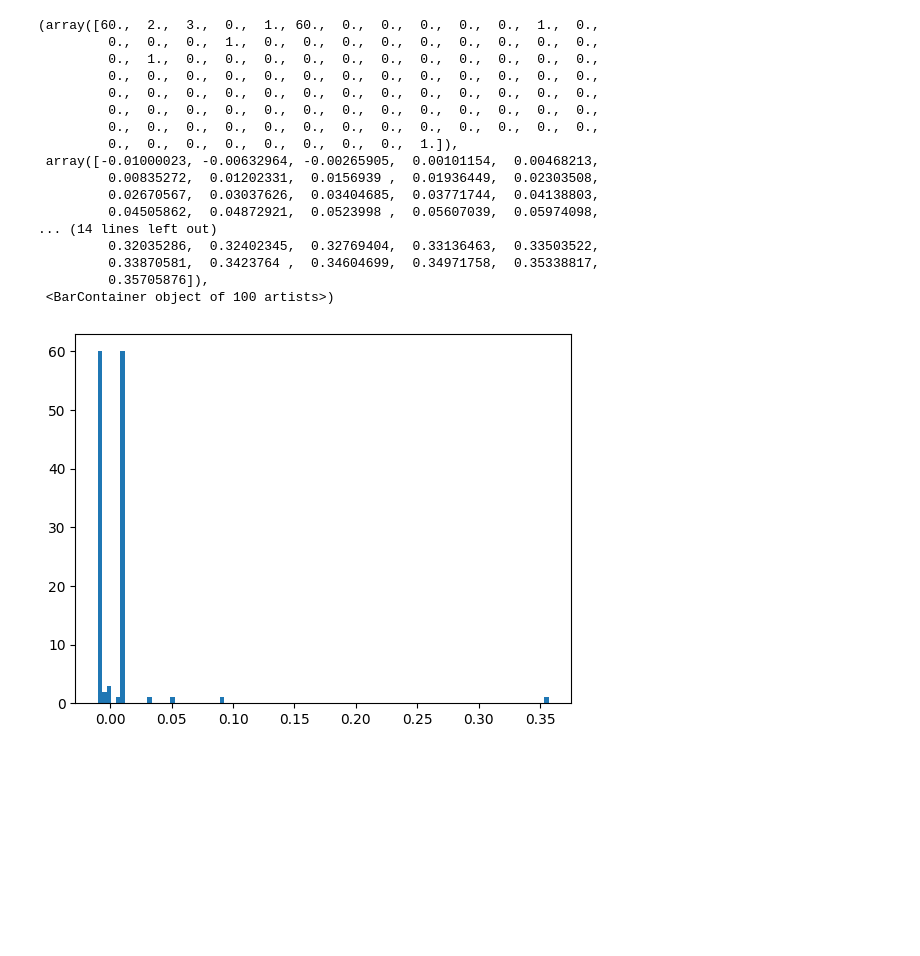
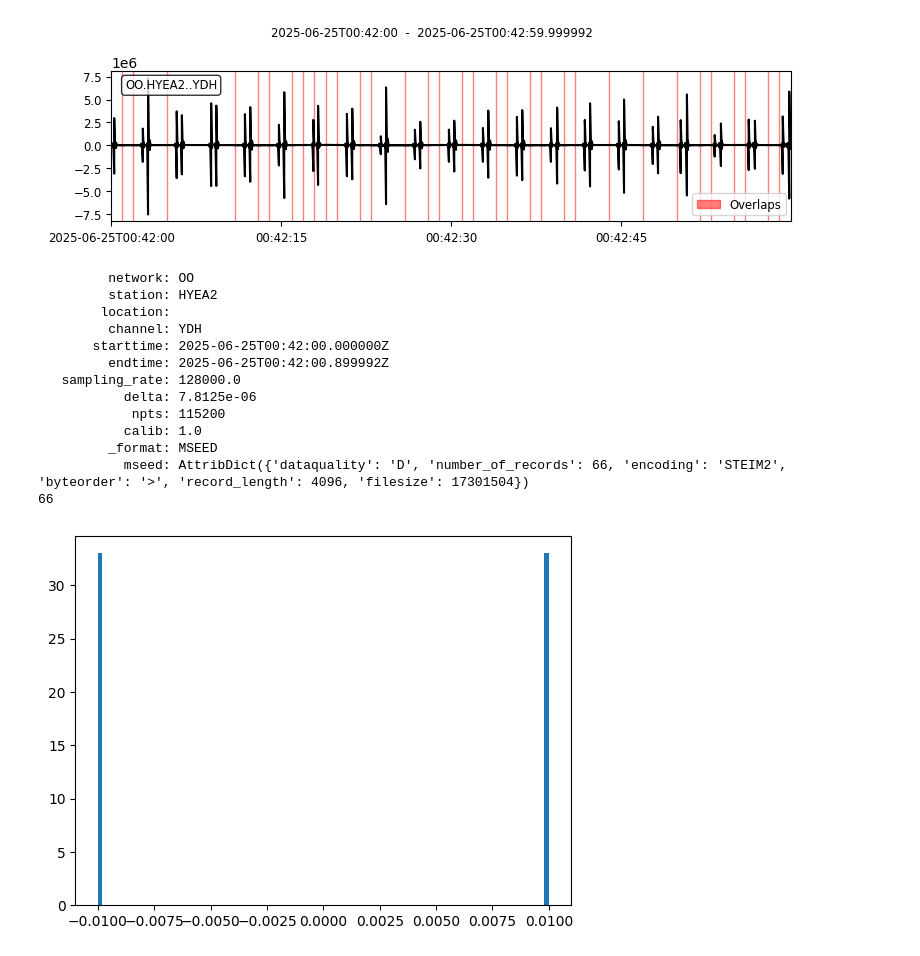
Before and after one commit to ooi-data/ooi-hyd-tools, a Jupyter notebook: notebooks/07_256khz_testing_analysis.ipynb, the cells around one changed output. Saved outputs shown, nothing was run; the diff lists cells and outputs as text; code cells hidden in the pictures; blank space fills up the shorter version.

```diff
--- a/notebooks/07_256khz_testing_analysis.ipynb
+++ b/notebooks/07_256khz_testing_analysis.ipynb
@@ -62,21 +53,18 @@ import matplotlib.pyplot as plt
-# %%
-plt.hist(my_list, bins=100)
-# %% [output]
-(array([60.,  2.,  3.,  0.,  1., 60.,  0.,  0.,  0.,  0.,  0.,  1.,  0.,
-         0.,  0.,  0.,  1.,  0.,  0.,  0.,  0.,  0.,  0.,  0.,  0.,  0.,
-         0.,  1.,  0.,  0.,  0.,  0.,  0.,  0.,  0.,  0.,  0.,  0.,  0.,
-         0.,  0.,  0.,  0.,  0.,  0.,  0.,  0.,  0.,  0.,  0.,  0.,  0.,
-         0.,  0.,  0.,  0.,  0.,  0.,  0.,  0.,  0.,  0.,  0.,  0.,  0.,
-         0.,  0.,  0.,  0.,  0.,  0.,  0.,  0.,  0.,  0.,  0.,  0.,  0.,
-         0.,  0.,  0.,  0.,  0.,  0.,  0.,  0.,  0.,  0.,  0.,  0.,  0.,
-         0.,  0.,  0.,  0.,  0.,  0.,  0.,  0.,  1.]),
- array([-0.01000023, -0.00632964, -0.00265905,  0.00101154,  0.00468213,
-         0.00835272,  0.01202331,  0.0156939 ,  0.01936449,  0.02303508,
-         0.02670567,  0.03037626,  0.03404685,  0.03771744,  0.04138803,
-         0.04505862,  0.04872921,  0.0523998 ,  0.05607039,  0.05974098,
-... (14 lines left out)
-         0.32035286,  0.32402345,  0.32769404,  0.33136463,  0.33503522,
-         0.33870581,  0.3423764 ,  0.34604699,  0.34971758,  0.35338817,
-         0.35705876]),
- <BarContainer object of 100 artists>)
-[figure, removed]
+# %%
+gap_analysis("https://rawdata.oceanobservatories.org/files/CE02SHBP/LJ01D/HYDBBA106/2025/06/25/OO-HYEA2--YDH-2025-06-25T00:42:00.000000Z.mseed")
+# %% [output]
+[figure, added]
+         network: OO
+         station: HYEA2
+        location:
+         channel: YDH
+       starttime: 2025-06-25T00:42:00.000000Z
+         endtime: 2025-06-25T00:42:00.899992Z
+   sampling_rate: 128000.0
+           delta: 7.8125e-06
+            npts: 115200
+           calib: 1.0
+         _format: MSEED
+           mseed: AttribDict({'dataquality': 'D', 'number_of_records': 66, 'encoding': 'STEIM2', 'byteorder': '>', 'record_length': 4096, 'filesize': 17301504})
+66
+[figure, added]
```
Also changed, not shown: parts of 12 cells of this notebook.
